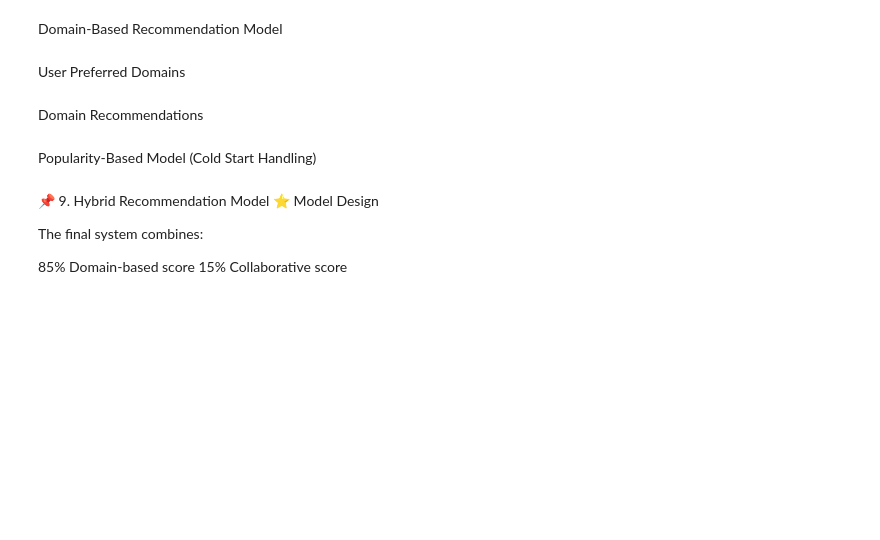
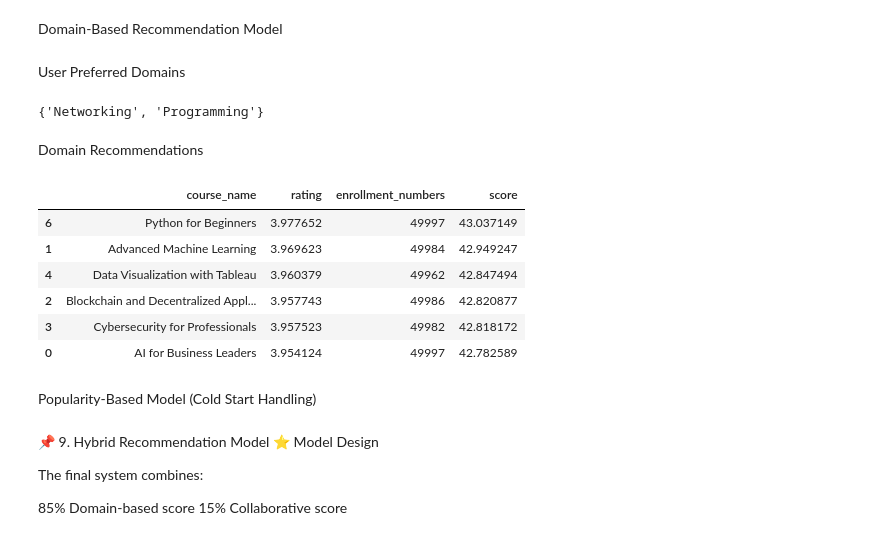
Before and after one commit to Akritichhaya/Course_Recommendation_system, a Jupyter notebook: Recommendation - collaborative.ipynb, the cells around one changed output. Cells and saved outputs as stored; diff of their text form; code cells hidden in the pictures; blank space fills up the shorter version.

```diff
--- a/Recommendation - collaborative.ipynb
+++ b/Recommendation - collaborative.ipynb
@@ -262,38 +285,50 @@ def get_user_domains(user_id):
     return set(
         df[df['user_id'] == user_id]['domain']
     )
+get_user_domains(49)
+# %% [output]
+{'Networking', 'Programming'}
 # %% [markdown]
 Domain Recommendations
 # %%
 def domain_recommend(user_id, top_n):
 
     taken_courses = user_courses.get(user_id, set())
     user_domains = set(df[df["user_id"] == user_id]["domain"])
 
     domain_df = df[
         (df["domain"].isin(user_domains)) &
         (~df["course_name"].isin(taken_courses))
     ]
 
     ranked = (
         domain_df.groupby(
-            ["course_name", "difficulty_level"],
+            ["course_name"],
             as_index=False
         )
         .agg({
             "rating": "mean",
             "enrollment_numbers": "max"
         })
     )
 
     ranked["score"] = (
         ranked["rating"] *
         np.log(ranked["enrollment_numbers"] + 1)
     )
 
     return ranked.sort_values(
         by="score", ascending=False
     ).head(top_n)
+domain_recommend(49,6)
+# %% [output]
+|  | course_name | rating | enrollment_numbers | score |
+| 6 | Python for Beginners | 3.977652 | 49997 | 43.037149 |
+| 1 | Advanced Machine Learning | 3.969623 | 49984 | 42.949247 |
+| 4 | Data Visualization with Tableau | 3.960379 | 49962 | 42.847494 |
+| 2 | Blockchain and Decentralized Appl... | 3.957743 | 49986 | 42.820877 |
+| 3 | Cybersecurity for Professionals | 3.957523 | 49982 | 42.818172 |
+| 0 | AI for Business Leaders | 3.954124 | 49997 | 42.782589 |
 # %% [markdown]
 Popularity-Based Model (Cold Start Handling)
 # %%
```
Also changed, not shown: parts of 7 cells of this notebook, 1 other file.
